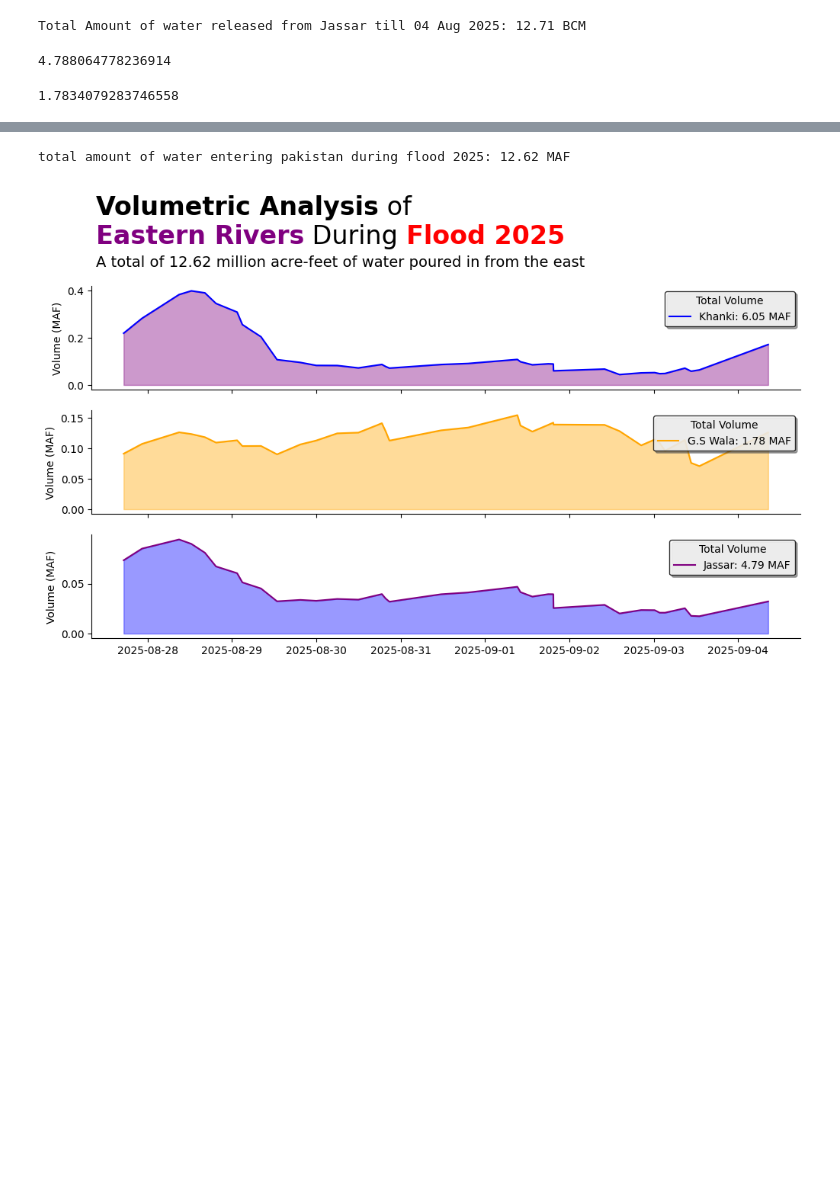
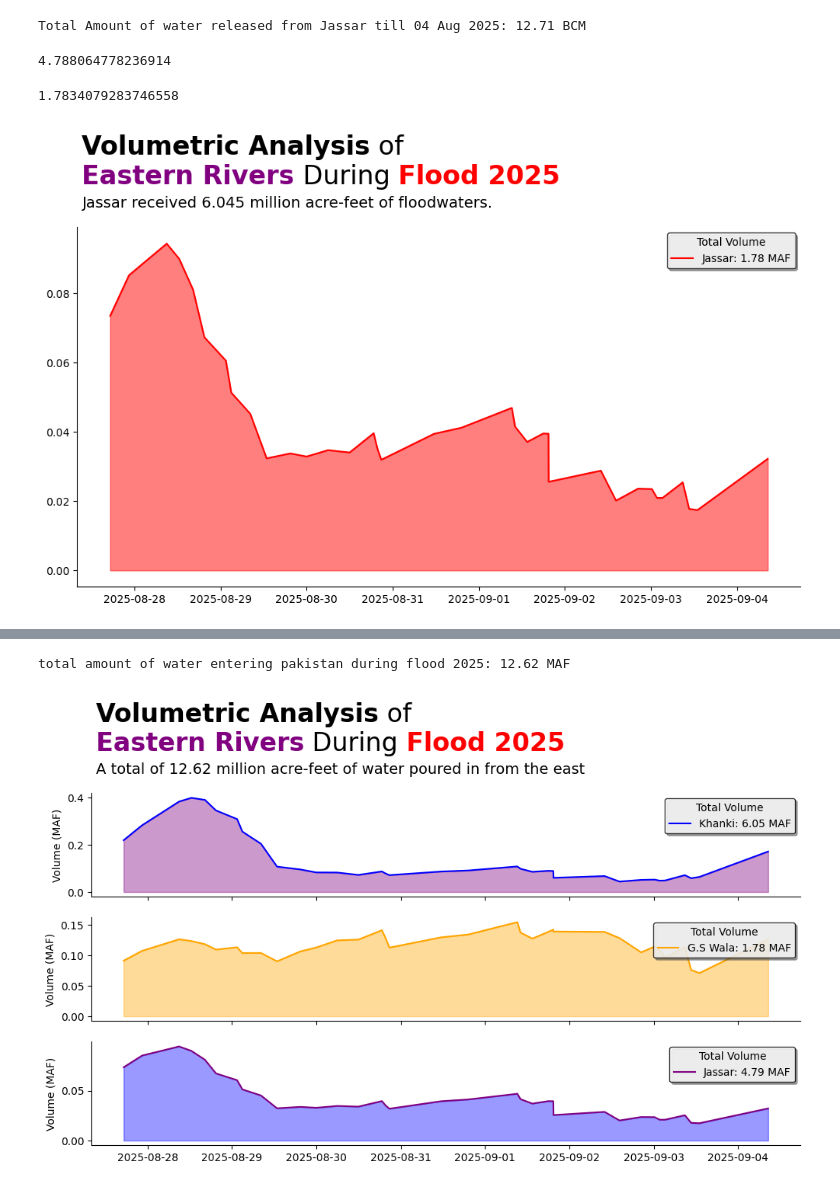
Before and after one commit to imtiazNDMA/floodRouting, a Jupyter notebook: easternSide.ipynb, the cells around one changed output, grey strips where cells are left out. Saved outputs shown, nothing was run; the diff lists cells and outputs as text; code cells hidden in the pictures; blank space fills up the shorter version.

```diff
--- a/easternSide.ipynb
+++ b/easternSide.ipynb
@@ -351,18 +351,49 @@ print(total_maf_by_river)
 # %%
 Jassar = pd.read_csv("pm_dashboard_data.csv")
 Jassar["Date"] = pd.to_datetime(Jassar["Date"], dayfirst=True)
 Jassar = Jassar.set_index("Date")
 Jassar = Jassar.loc[Jassar["Name of Structure"] == "Jassar"].copy()
 Jassar = Jassar.loc[Jassar.index > "2025-08-26"].copy()
 Jassar["timeDifference"] = Jassar.index.diff().total_seconds()
 Jassar["timeDifference"] = Jassar["timeDifference"].fillna(0)
 Jassar['volume_acft'] = Jassar['Inflow_Discharge'] * Jassar['timeDifference'] / 43560
 Jassar['volume_maf'] = Jassar['volume_acft'] / 1e6
 
 total_maf_by_river = Jassar['volume_maf'].sum()
 print(total_maf_by_river)
+
+
+fig, ax = plt.subplots(figsize=(12,6))
+ax.plot(Jassar.index, Jassar["volume_maf"].rolling(7).mean(), label="Jassar", color="red")
+ax.fill_between(Jassar.index, Jassar["volume_maf"].rolling(7).mean(), label="Jassar", color="red", alpha=.5)
+ax.legend(
+title="Total Volume",
+labels=[f"{"Jassar"}: {1.7834079283746558:.2f} MAF"],
+fontsize=10,
+title_fontsize=10,
+loc="upper right",
+frameon=True,
+fancybox=True,
+shadow=True,
+framealpha=0.8,
+facecolor="white",
+edgecolor="black")
+
+
+
+text = """<Volumetric Analysis> of\n<Eastern Rivers> During <Flood 2025>
+"""
+fig_text(0.13, 1.08, text, fontsize=24, ha='left', va='top', color='black', highlight_textprops=[{"fontweight": "bold"} ,{"fontweight": "bold", "color": "purple"},{"fontweight": "bold", "color": "red"}])
+
+text = """Jassar received 6.045 million acre-feet of floodwaters.
+"""
+fig_text(0.13, 0.948, text, fontsize=14, ha='left', va='top', color='black')
+
+
+sns.despine()
 # %% [output]
 1.7834079283746558
+[figure, added]
 # %%
 Khanki = pd.read_csv("pm_dashboard_data.csv")
 Khanki["Date"] = pd.to_datetime(Khanki["Date"], dayfirst=True)
```
Also changed, not shown: parts of 2 cells of this notebook.
